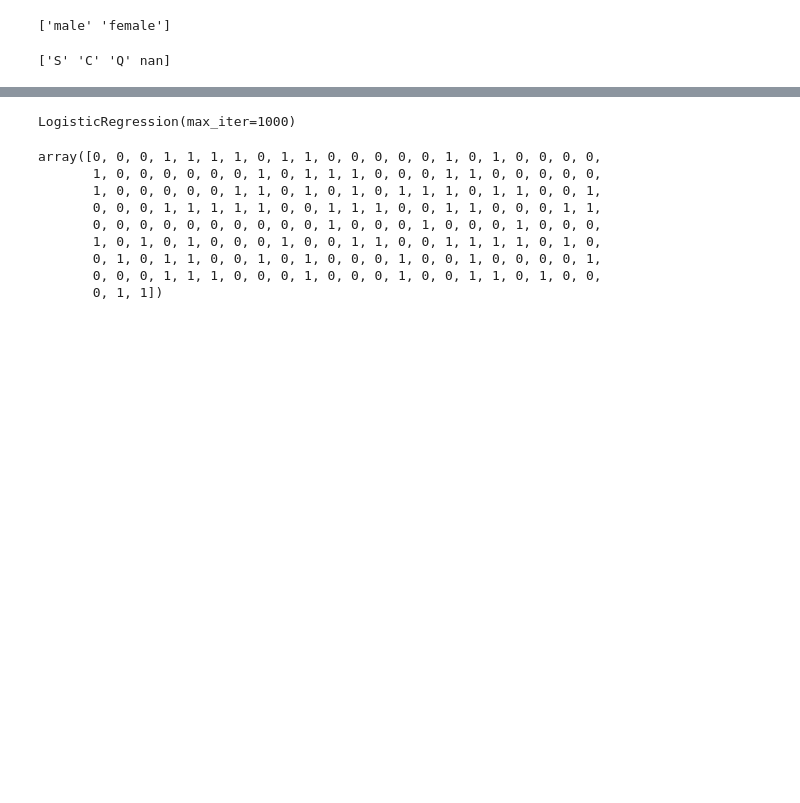
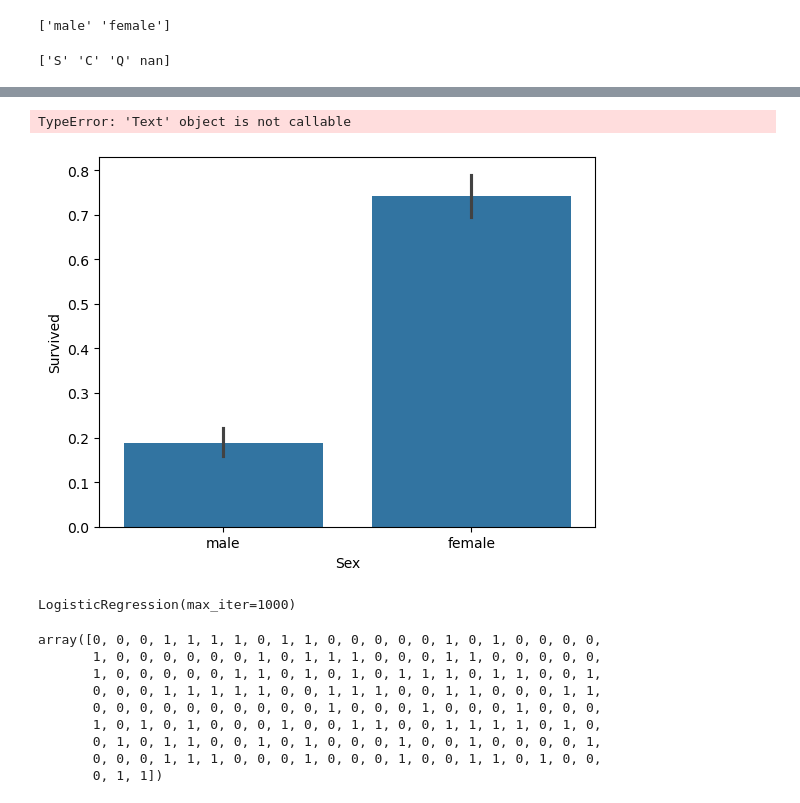
Before and after one commit to engrhaseebsagheer/titanic-survival-model, a Jupyter notebook: notebooks/titanic_eda.ipynb, the cells around one changed output, grey strips where cells are left out. Drawn from its saved outputs; the diff is of its cells as text; code cells hidden in the pictures; blank space fills up the shorter version.

Commit message:
Added visualization

```diff
--- a/notebooks/titanic_eda.ipynb
+++ b/notebooks/titanic_eda.ipynb
@@ -204,6 +198,15 @@ Name: Survived, dtype: int64
 # %%
 pd.set_option('display.max_columns',None)
 pd.set_option('display.max_rows',None)
+
+plt = sn.barplot(x="Sex",y="Survived",data=train_df)
+plt.title("Survival by Gender")
+plt.set_xlabel("Gender")
+plt.set_ylabel("Survived (Y/N)")
+plt.show()
+# %% [output]
+TypeError: 'Text' object is not callable
+[figure, added]
 # %%
 X_train, X_test, Y_train,Y_test = train_test_split(x_train,y_train,test_size=0.2,random_state=42)
 model = LogisticRegression(max_iter=1000)
```
Also changed, not shown: parts of 3 cells of this notebook.
